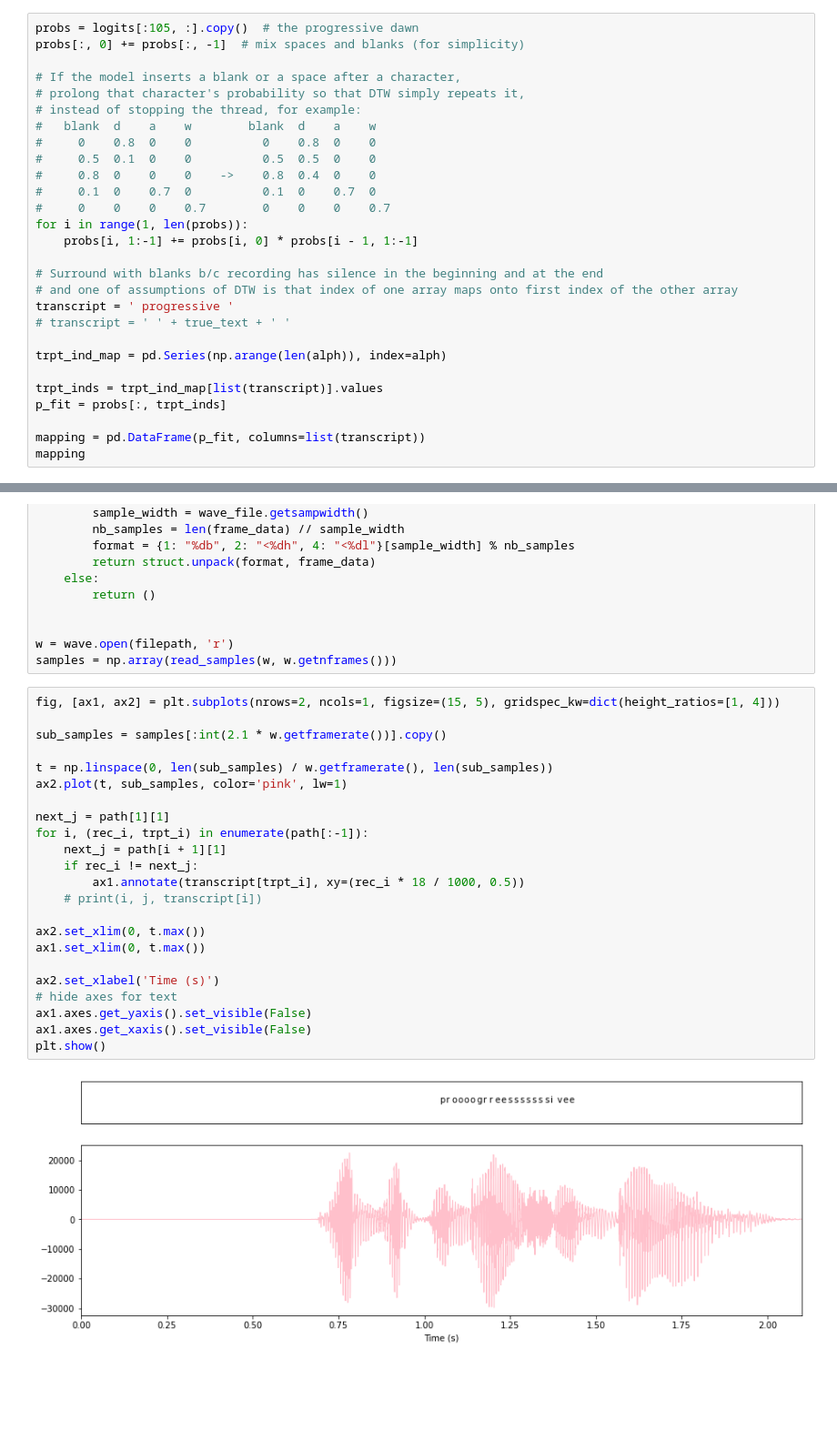
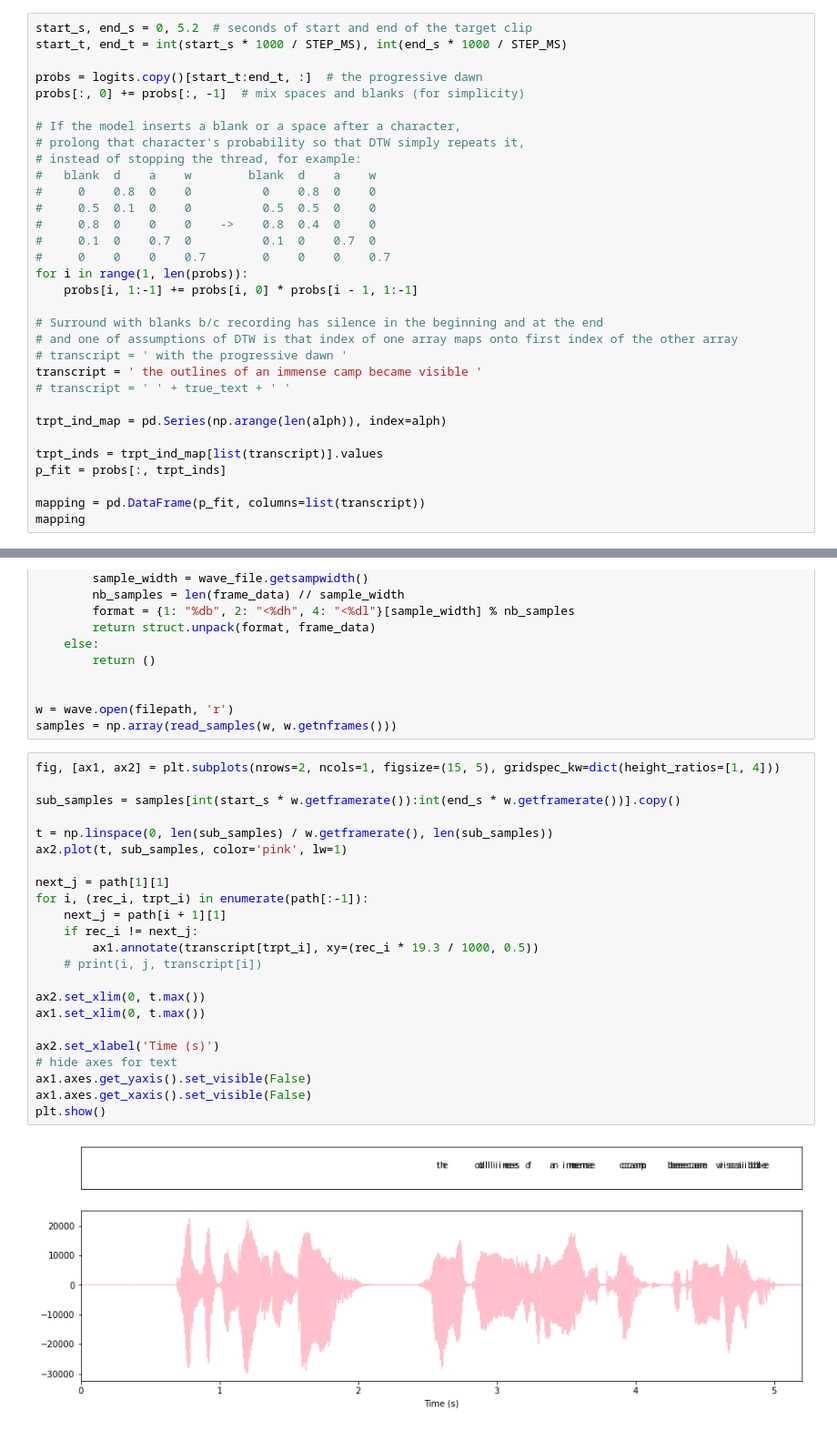
Before and after one commit to Breedoon/BookSync, a Jupyter notebook: __main__.ipynb, the cells around one changed output, grey strips where cells are left out. Shown: that part at 91% size. Saved outputs shown, nothing was run; the diff lists cells and outputs as text; blank space fills up the shorter version.

```diff
--- a/__main__.ipynb
+++ b/__main__.ipynb
@@ -61,7 +59,10 @@ array([['-', 'a', 'y', '1.0', '0.0', '0.0'],
        ['-', ' ', 't', '0.1', '0.06', '0.05'],
        ['-', ' ', 't', '0.1', '0.06', '0.05']], dtype='<U32')
 # %%
-probs = logits[:105, :].copy()  # the progressive dawn
+start_s, end_s = 0, 5.2  # seconds of start and end of the target clip
+start_t, end_t = int(start_s * 1000 / STEP_MS), int(end_s * 1000 / STEP_MS)
+
+probs = logits.copy()[start_t:end_t, :]  # the progressive dawn
 probs[:, 0] += probs[:, -1]  # mix spaces and blanks (for simplicity)
 
 # If the model inserts a blank or a space after a character,
@@ -78,7 +79,8 @@ for i in range(1, len(probs)):
 
 # Surround with blanks b/c recording has silence in the beginning and at the end
 # and one of assumptions of DTW is that index of one array maps onto first index of the other array
-transcript = ' progressive '
+# transcript = ' with the progressive dawn '
+transcript = ' the outlines of an immense camp became visible '
 # transcript = ' ' + true_text + ' '
 
 trpt_ind_map = pd.Series(np.arange(len(alph)), index=alph)
@@ -152,25 +154,25 @@ samples = np.array(read_samples(w, w.getnframes()))
 # %%
 fig, [ax1, ax2] = plt.subplots(nrows=2, ncols=1, figsize=(15, 5), gridspec_kw=dict(height_ratios=[1, 4]))
 
-sub_samples = samples[:int(2.1 * w.getframerate())].copy()
+sub_samples = samples[int(start_s * w.getframerate()):int(end_s * w.getframerate())].copy()
 
 t = np.linspace(0, len(sub_samples) / w.getframerate(), len(sub_samples))
 ax2.plot(t, sub_samples, color='pink', lw=1)
 
 next_j = path[1][1]
 for i, (rec_i, trpt_i) in enumerate(path[:-1]):
     next_j = path[i + 1][1]
     if rec_i != next_j:
-        ax1.annotate(transcript[trpt_i], xy=(rec_i * 18 / 1000, 0.5))
+        ax1.annotate(transcript[trpt_i], xy=(rec_i * 19.3 / 1000, 0.5))
     # print(i, j, transcript[i])
 
 ax2.set_xlim(0, t.max())
 ax1.set_xlim(0, t.max())
 
 ax2.set_xlabel('Time (s)')
 # hide axes for text
 ax1.axes.get_yaxis().set_visible(False)
 ax1.axes.get_xaxis().set_visible(False)
 plt.show()
 # %% [output]
-[figure, old version]
+[figure, new version]
```
Also changed, not shown: parts of 4 cells of this notebook.
